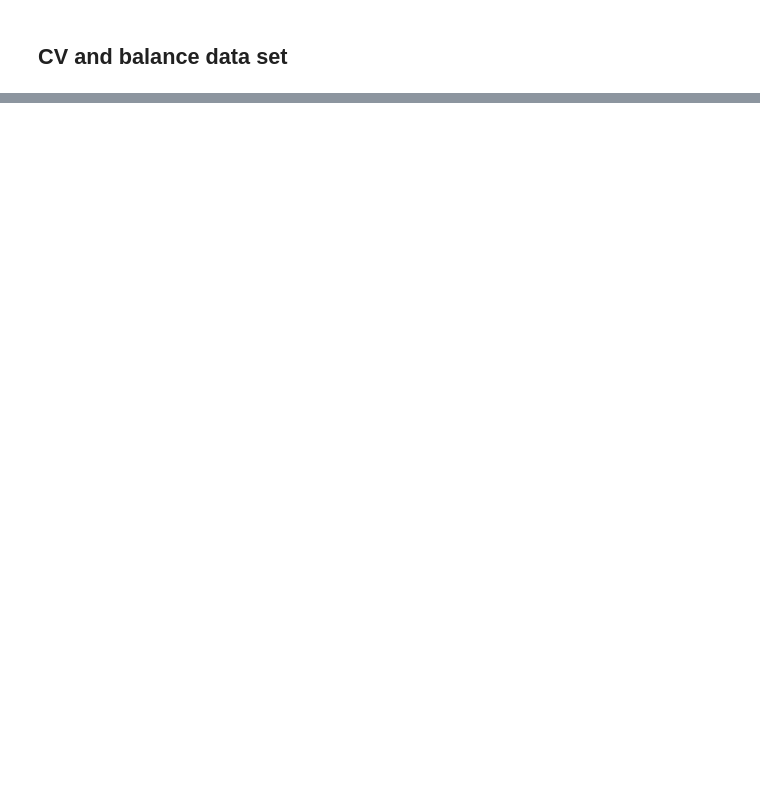
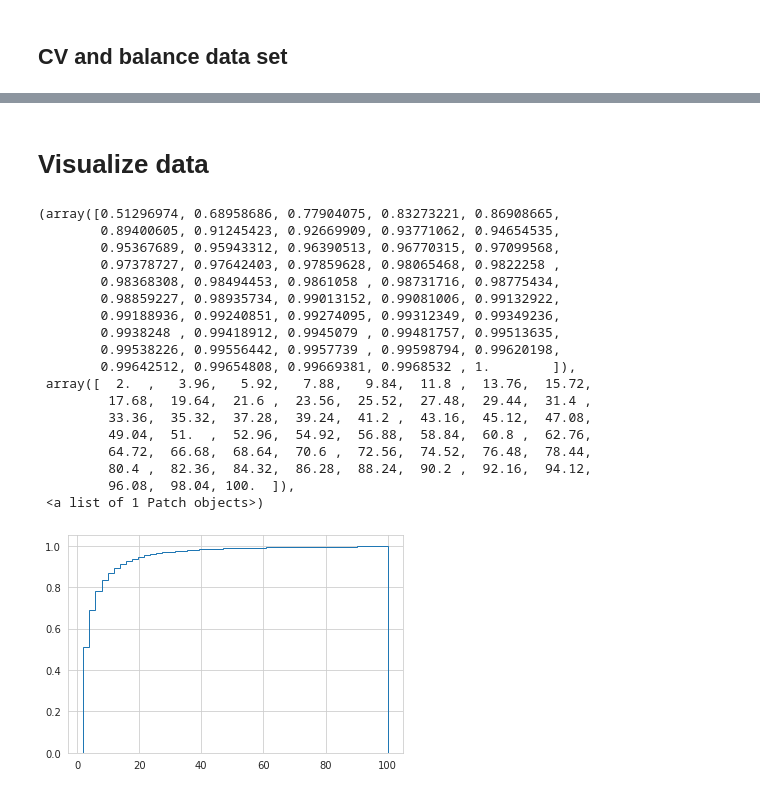
Before and after one commit to Katrin-Leberfinger/Hybrid-gender-debiased-music-recommendation, a Jupyter notebook: 001_data_preprocessing.ipynb, the cells around one changed output, grey strips where cells are left out. Cells and saved outputs as stored; diff of their text form; code cells hidden in the pictures; blank space fills up the shorter version.

```diff
--- a/001_data_preprocessing.ipynb
+++ b/001_data_preprocessing.ipynb
@@ -205,3 +77,5 @@ data_user = pd.read_csv("music/data_user.txt", sep="\t").drop(['Unnamed: 0'],axi
+# %%
+data_interaction_plot = data_interaction
 # %%
 # filter out playcount 1
 data_interaction = data_interaction[data_interaction['count'] != 1]
@@ -1627,0 +166,25 @@ feature_imp.head(10)
+# %% [markdown]
+# Visualize data
+# %%
+data_interaction_plot.loc[data_interaction_plot['count']>=100., 'count'] = 100.
+plt.hist(data_interaction_plot['count'], 50, density=True, histtype='step', cumulative=True)
+# %% [output]
+(array([0.51296974, 0.68958686, 0.77904075, 0.83273221, 0.86908665,
+        0.89400605, 0.91245423, 0.92669909, 0.93771062, 0.94654535,
+        0.95367689, 0.95943312, 0.96390513, 0.96770315, 0.97099568,
+        0.97378727, 0.97642403, 0.97859628, 0.98065468, 0.9822258 ,
+        0.98368308, 0.98494453, 0.9861058 , 0.98731716, 0.98775434,
+        0.98859227, 0.98935734, 0.99013152, 0.99081006, 0.99132922,
+        0.99188936, 0.99240851, 0.99274095, 0.99312349, 0.99349236,
+        0.9938248 , 0.99418912, 0.9945079 , 0.99481757, 0.99513635,
+        0.99538226, 0.99556442, 0.9957739 , 0.99598794, 0.99620198,
+        0.99642512, 0.99654808, 0.99669381, 0.9968532 , 1.        ]),
+ array([  2.  ,   3.96,   5.92,   7.88,   9.84,  11.8 ,  13.76,  15.72,
+         17.68,  19.64,  21.6 ,  23.56,  25.52,  27.48,  29.44,  31.4 ,
+         33.36,  35.32,  37.28,  39.24,  41.2 ,  43.16,  45.12,  47.08,
+         49.04,  51.  ,  52.96,  54.92,  56.88,  58.84,  60.8 ,  62.76,
+         64.72,  66.68,  68.64,  70.6 ,  72.56,  74.52,  76.48,  78.44,
+         80.4 ,  82.36,  84.32,  86.28,  88.24,  90.2 ,  92.16,  94.12,
+         96.08,  98.04, 100.  ]),
+ <a list of 1 Patch objects>)
+[figure, added]
```
Also changed, not shown: parts of 112 cells of this notebook.
